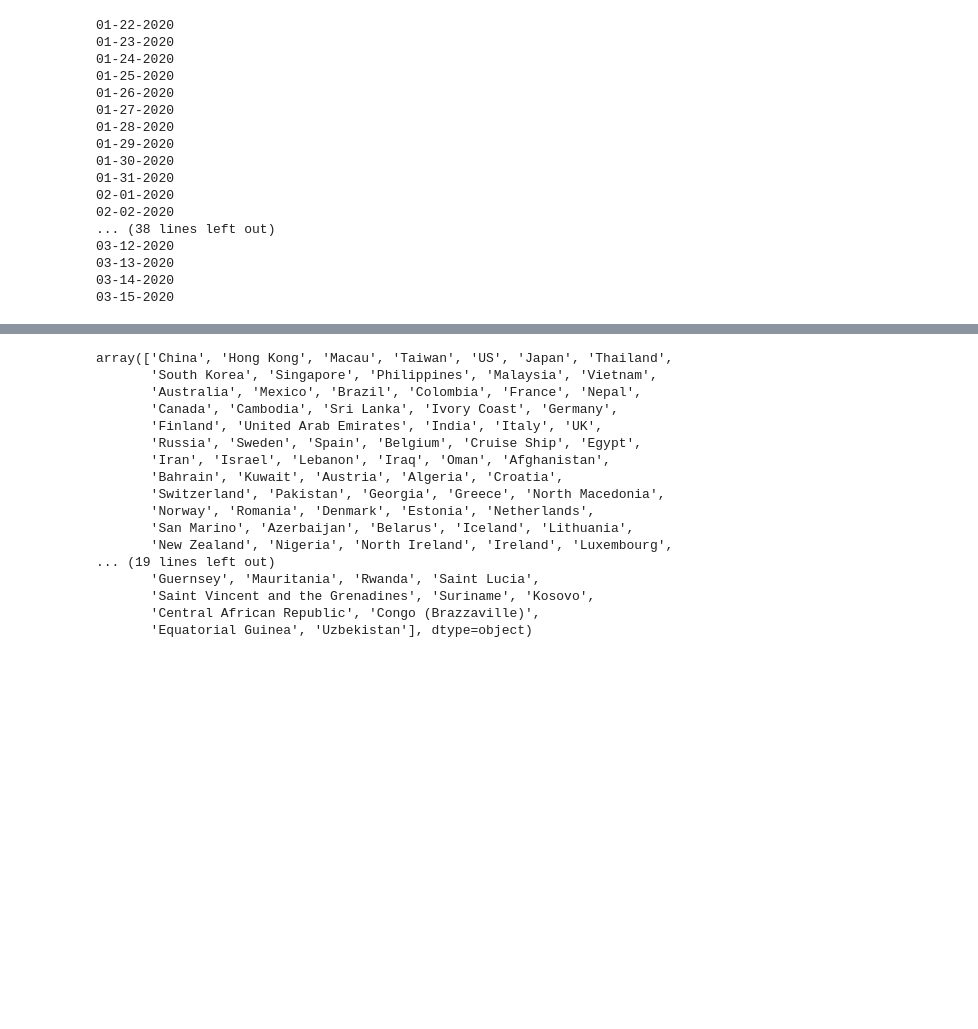
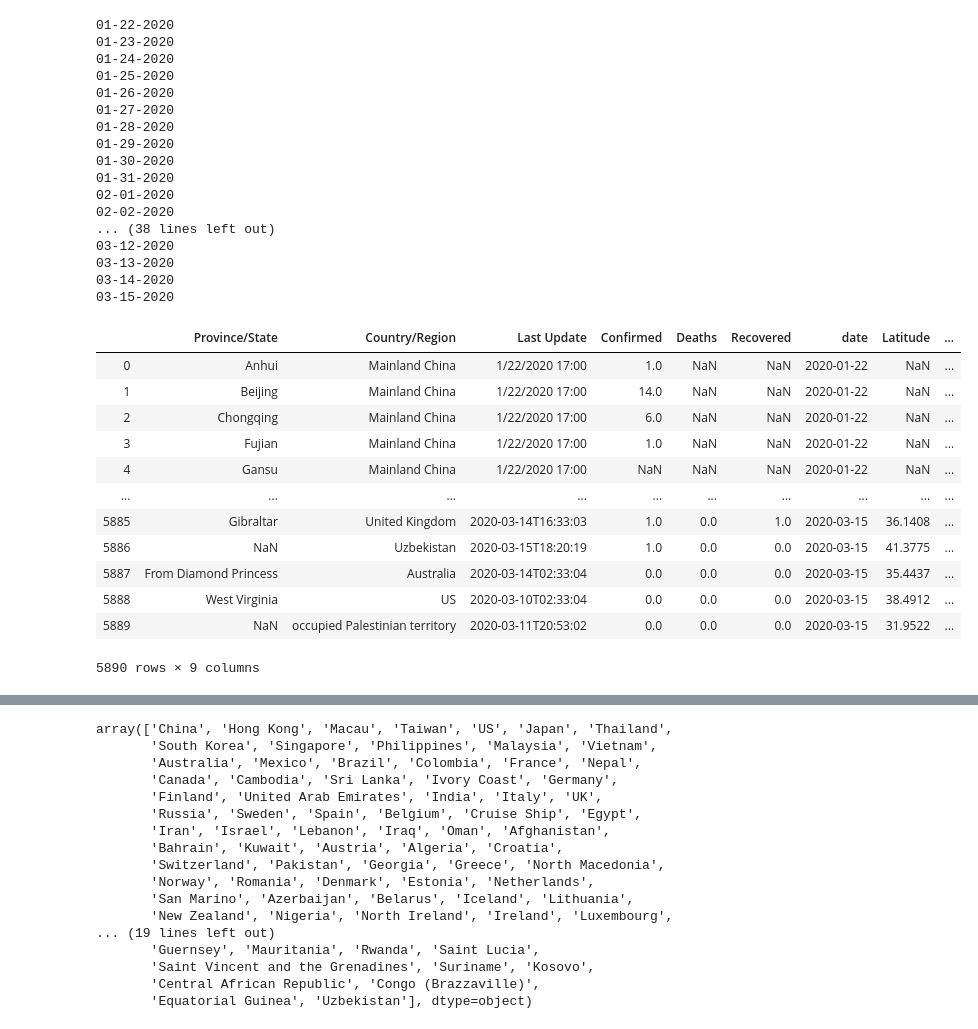
Before and after one commit to raffg/covid-19, a Jupyter notebook: eda.ipynb, the cells around one changed output, grey strips where cells are left out. Cells and saved outputs as stored; diff of their text form; code cells hidden in the pictures; blank space fills up the shorter version.

```diff
--- a/eda.ipynb
+++ b/eda.ipynb
@@ -72,4 +66,20 @@ df = pd.concat(files, axis=0, ignore_index=True, sort=False)
 03-13-2020
 03-14-2020
 03-15-2020
+# %%
+df
+# %% [output]
+|  | Province/State | Country/Region | Last Update | Confirmed | Deaths | Recovered | date | Latitude | ... |
+| 0 | Anhui | Mainland China | 1/22/2020 17:00 | 1.0 | NaN | NaN | 2020-01-22 | NaN | ... |
+| 1 | Beijing | Mainland China | 1/22/2020 17:00 | 14.0 | NaN | NaN | 2020-01-22 | NaN | ... |
+| 2 | Chongqing | Mainland China | 1/22/2020 17:00 | 6.0 | NaN | NaN | 2020-01-22 | NaN | ... |
+| 3 | Fujian | Mainland China | 1/22/2020 17:00 | 1.0 | NaN | NaN | 2020-01-22 | NaN | ... |
+| 4 | Gansu | Mainland China | 1/22/2020 17:00 | NaN | NaN | NaN | 2020-01-22 | NaN | ... |
+| ... | ... | ... | ... | ... | ... | ... | ... | ... | ... |
+| 5885 | Gibraltar | United Kingdom | 2020-03-14T16:33:03 | 1.0 | 0.0 | 1.0 | 2020-03-15 | 36.1408 | ... |
+| 5886 | NaN | Uzbekistan | 2020-03-15T18:20:19 | 1.0 | 0.0 | 0.0 | 2020-03-15 | 41.3775 | ... |
+| 5887 | From Diamond Princess | Australia | 2020-03-14T02:33:04 | 0.0 | 0.0 | 0.0 | 2020-03-15 | 35.4437 | ... |
+| 5888 | West Virginia | US | 2020-03-10T02:33:04 | 0.0 | 0.0 | 0.0 | 2020-03-15 | 38.4912 | ... |
+| 5889 | NaN | occupied Palestinian territory | 2020-03-11T20:53:02 | 0.0 | 0.0 | 0.0 | 2020-03-15 | 31.9522 | ... |
+5890 rows × 9 columns
 # %%
```
Also changed, not shown: parts of 12 cells of this notebook.
